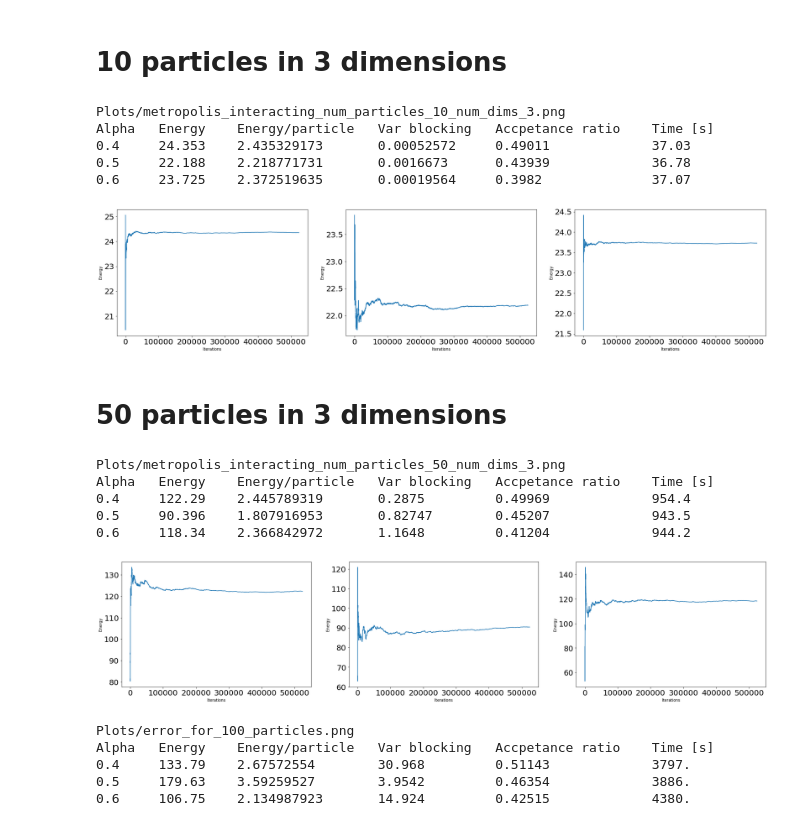
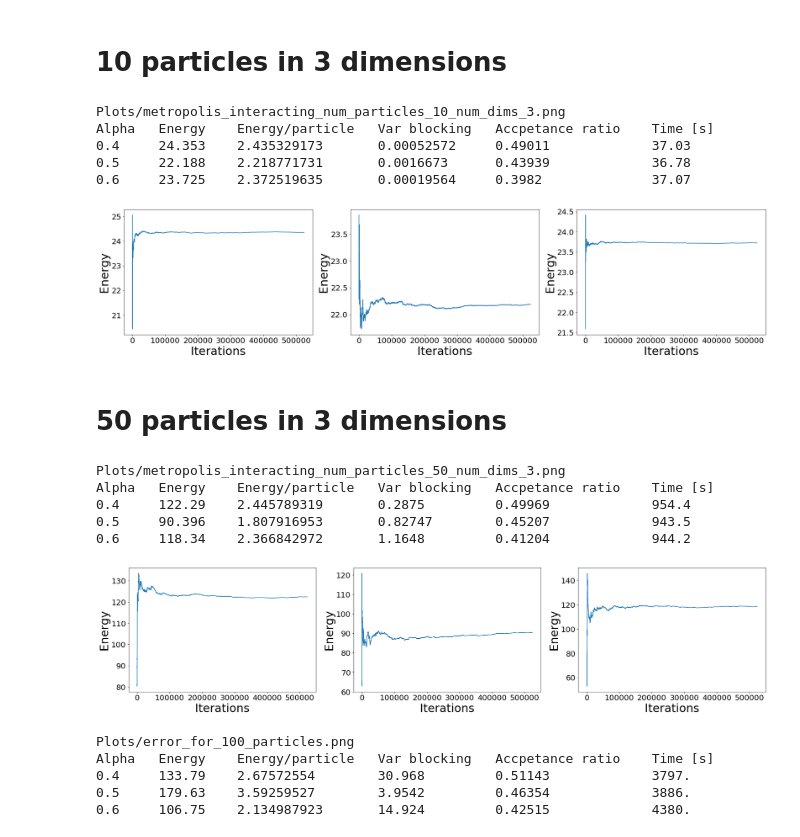
Before and after one commit to MartinKHovden/ComputationalPhysics2, a Jupyter notebook: Project1_/interacting_system.ipynb, the cells around one changed output. Saved outputs shown, nothing was run; the diff lists cells and outputs as text; code cells hidden in the pictures.

```diff
--- a/Project1_/interacting_system.ipynb
+++ b/Project1_/interacting_system.ipynb
@@ -80,7 +80,7 @@ def block(x):
 # 10 particles in 3 dimensions
 # %%
 plt.rcParams["figure.figsize"] = 30,6
-# plt.rcParams["font.size"] = 30
+plt.rcParams["font.size"] = 30
 plt.rcParams["xtick.labelsize"] = 20
 plt.rcParams["ytick.labelsize"] = 20
 
@@ -111,39 +111,39 @@ for alpha, values in zip(alpha_values, [alpha_0_4, alpha_0_5, alpha_0_6]):
 
 
 plt.subplot(131)
 plt.plot(alpha_0_4[3])
 plt.xlabel("Iterations")
 plt.ylabel("Energy")
 # plt.ylim((alpha_0_4[1] - 0.05, alpha_0_4[1] + 0.05))
 
 plt.subplot(132)
 plt.xlabel("Iterations")
 plt.ylabel("Energy")
 plt.plot(alpha_0_5[3])
 # plt.ylim((alpha_0_5[1] - 0.05, alpha_0_5[1] + 0.05))
 
 plt.subplot(133)
 plt.plot(alpha_0_6[3])
 plt.xlabel("Iterations")
 plt.ylabel("Energy")
 # plt.ylim((alpha_0_5[1] - 0.05, alpha_0_5[1] + 0.05))
 
 if(savefigure):
     plt.savefig(plot_name)
 
 plt.show()
 # %% [output]
 Plots/metropolis_interacting_num_particles_10_num_dims_3.png
 Alpha   Energy    Energy/particle   Var blocking   Accpetance ratio    Time [s]
 0.4     24.353    2.435329173       0.00052572     0.49011             37.03
 0.5     22.188    2.218771731       0.0016673      0.43939             36.78
 0.6     23.725    2.372519635       0.00019564     0.3982              37.07
-[figure, old version]
+[figure, new version]
 # %% [markdown]
 # 50 particles in 3 dimensions
 # %%
 plt.rcParams["figure.figsize"] = 30,6
-# plt.rcParams["font.size"] = 30
+plt.rcParams["font.size"] = 30
 plt.rcParams["xtick.labelsize"] = 20
 plt.rcParams["ytick.labelsize"] = 20
 
@@ -201,7 +201,7 @@ Alpha   Energy    Energy/particle   Var blocking   Accpetance ratio    Time [s]
 0.4     122.29    2.445789319       0.2875         0.49969             954.4
 0.5     90.396    1.807916953       0.82747        0.45207             943.5
 0.6     118.34    2.366842972       1.1648         0.41204             944.2
-[figure, old version]
+[figure, new version]
 # %%
 plt.rcParams["figure.figsize"] = 30,6
 plt.rcParams["font.size"] = 30
```
